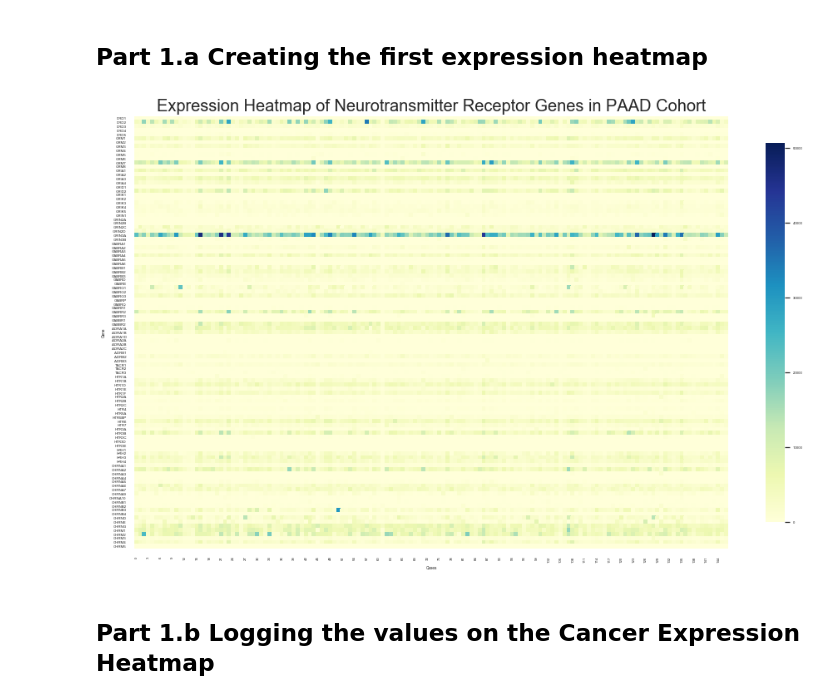
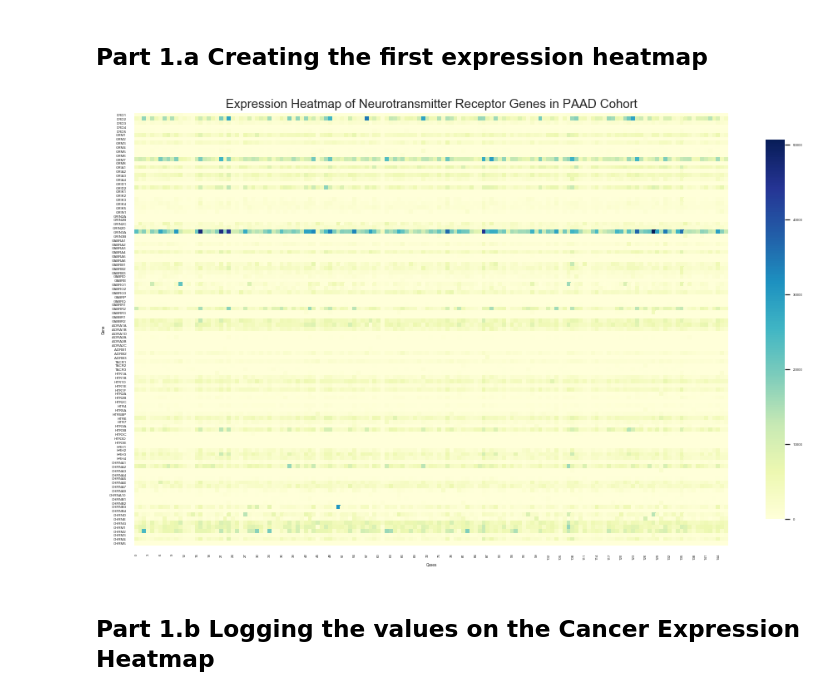
Before and after one commit to sophiaho/broad-work, a Jupyter notebook: cancer_expression_heatmap.ipynb, the cells around one changed output. Cells and saved outputs as stored; diff of their text form; code cells hidden in the pictures.

```diff
--- a/cancer_expression_heatmap.ipynb
+++ b/cancer_expression_heatmap.ipynb
@@ -140,25 +140,25 @@ for index, row in neurotransmitter_genes.iterrows():
 # %%
 def draw_expression_heatmap(table, y_axis_list, cmap, title, square, width, height):
     # convert this dataframe made with the pandas library to an array that is usable with the numpy
     # library to create heatmap
     htseq_count_values = table.drop('hgnc_symbol', axis=1)
     expression_grid = htseq_count_values.to_numpy(copy=True, dtype=float)
 
     sns.set(font_scale=0.4)
 
     sns.heatmap(expression_grid, yticklabels=y_axis_list, cmap=cmap, square=square, cbar_kws={"shrink":0.35})
 
-    plt.title(title, fontsize=20, y=1.15)
+    plt.title(title, fontsize=15, y=1.15)
     plt.ylabel('Gene')
     plt.xlabel('Cases')
 
     # resizing the graph
     fig = plt.gcf()
     fig.set_size_inches(width, height)
 
 draw_expression_heatmap(rnaseq, receptor_gene_list, 'YlGnBu', 'Expression Heatmap of Neurotransmitter Receptor Genes in PAAD Cohort', True, 16, 24)
 # %% [output]
-[figure, old version]
+[figure, new version]
 # %% [markdown]
 ## Part 1.b Logging the values on the Cancer Expression Heatmap
 # %%
```
Also changed, not shown: parts of 17 cells of this notebook.
